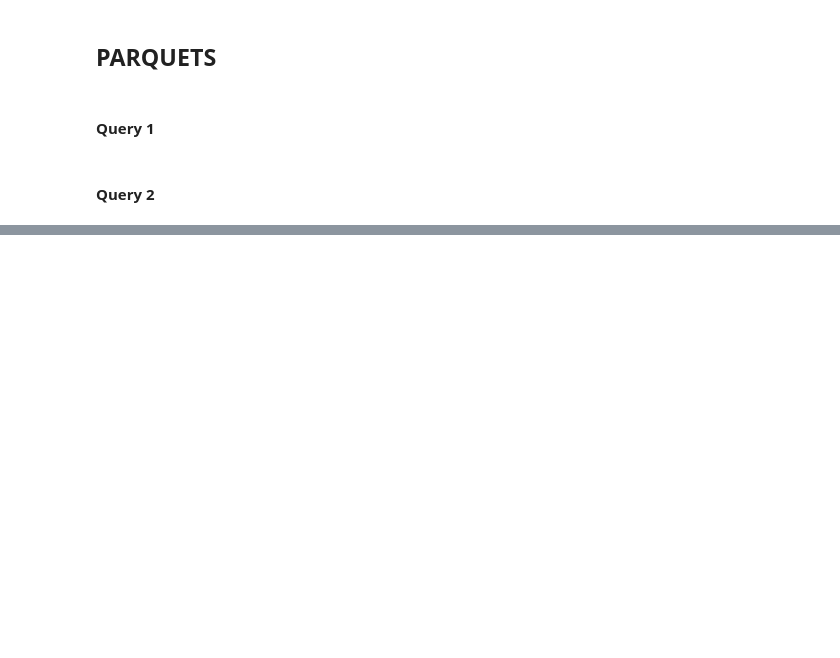
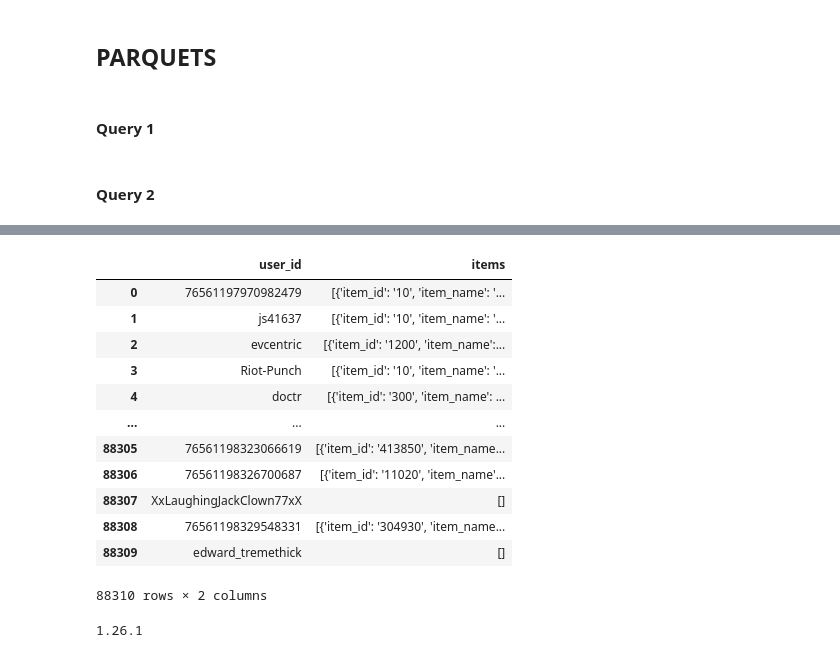
Before and after one commit to ChirixC/Steam-ML-OPS-Recommendations, a Jupyter notebook: data_extraction.ipynb, the cells around one changed output, grey strips where cells are left out. Drawn from its saved outputs; the diff is of its cells as text; code cells hidden in the pictures; blank space fills up the shorter version.

```diff
--- a/data_extraction.ipynb
+++ b/data_extraction.ipynb
@@ -554,0 +600,20 @@ entra4
+# %%
+query3_user_items_df
+# %% [output]
+|  | user_id | items |
+| 0 | 76561197970982479 | [{'item_id': '10', 'item_name': '... |
+| 1 | js41637 | [{'item_id': '10', 'item_name': '... |
+| 2 | evcentric | [{'item_id': '1200', 'item_name':... |
+| 3 | Riot-Punch | [{'item_id': '10', 'item_name': '... |
+| 4 | doctr | [{'item_id': '300', 'item_name': ... |
+| ... | ... | ... |
+| 88305 | 76561198323066619 | [{'item_id': '413850', 'item_name... |
+| 88306 | 76561198326700687 | [{'item_id': '11020', 'item_name'... |
+| 88307 | XxLaughingJackClown77xX | [] |
+| 88308 | 76561198329548331 | [{'item_id': '304930', 'item_name... |
+| 88309 | edward_tremethick | [] |
+88310 rows × 2 columns
+# %%
+print(np.__version__)
+# %% [output]
+1.26.1
```
Also changed, not shown: parts of 20 cells of this notebook, 2 other files.
